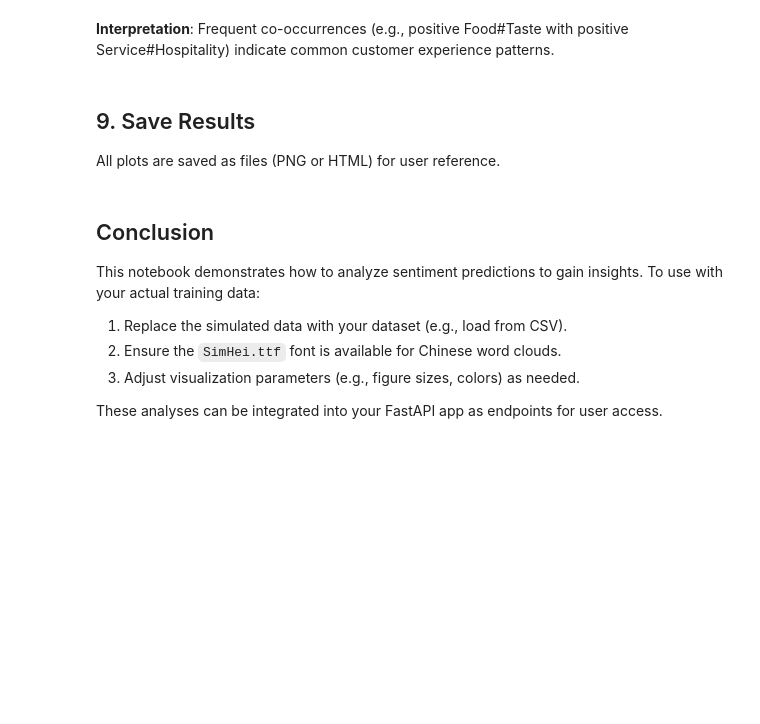
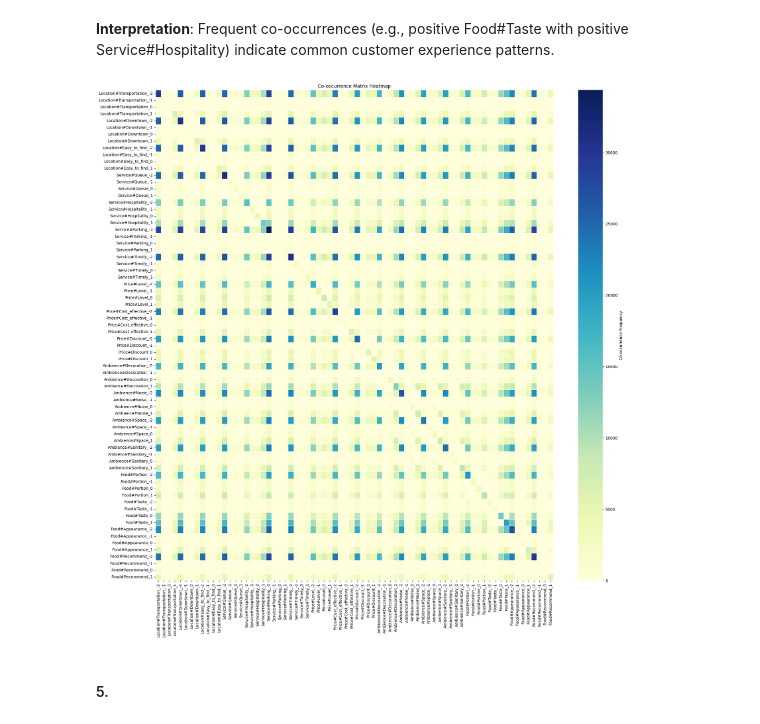
Before and after one commit to kevinchanO777/aspect-category-analysis, a Jupyter notebook: app/sentiment_analysis_notebook.ipynb, the cells around one changed output. Cells and saved outputs as stored; diff of their text form; code cells hidden in the pictures; blank space fills up the shorter version.

Commit message:
WIP: finish co-occurrence matrix

```diff
--- a/app/sentiment_analysis_notebook.ipynb
+++ b/app/sentiment_analysis_notebook.ipynb
@@ -226,6 +212,2 @@ for key, count in top_cooccurrences:
 # %% [markdown]
 **Interpretation**: Frequent co-occurrences (e.g., positive Food#Taste with positive Service#Hospitality) indicate common customer experience patterns.
-# %% [markdown]
-## 9. Save Results
-
-All plots are saved as files (PNG or HTML) for user reference.
@@ -240,9 +213,0 @@ print("- sentiment_trends.html")
-# %% [markdown]
-## Conclusion
-
-This notebook demonstrates how to analyze sentiment predictions to gain insights. To use with your actual training data:
-1. Replace the simulated data with your dataset (e.g., load from CSV).
-2. Ensure the `SimHei.ttf` font is available for Chinese word clouds.
-3. Adjust visualization parameters (e.g., figure sizes, colors) as needed.
-
-These analyses can be integrated into your FastAPI app as endpoints for user access.
@@ -248,0 +216,27 @@ These analyses can be integrated into your FastAPI app as endpoints for user acc
+# %%
+try:
+    cooccurrence_matrix = pd.read_csv(
+        "cooccurrence_matrix.csv", index_col=0
+    )  # Set the first column as the index
+except FileNotFoundError:
+    print("Error: cooccurrence_matrix.csv not found.  Make sure the file exists.")
+    exit()
+
+# Create the heatmap
+plt.figure(figsize=(20, 20))
+sns.heatmap(
+    cooccurrence_matrix,
+    cmap="YlGnBu",
+    linewidths=0.5,
+    cbar_kws={"label": "Co-occurrence Frequency"},
+)
+plt.title("Co-occurrence Matrix Heatmap")
+plt.xticks(rotation=90)
+plt.yticks(rotation=0)
+plt.tight_layout()
+plt.savefig("cooccurrence_heatmap_from_csv.png")
+plt.show()
+# %% [output]
+[figure, added]
+# %% [markdown]
+#### 5.
```
Also changed, not shown: parts of 16 cells of this notebook, 1 other file.
